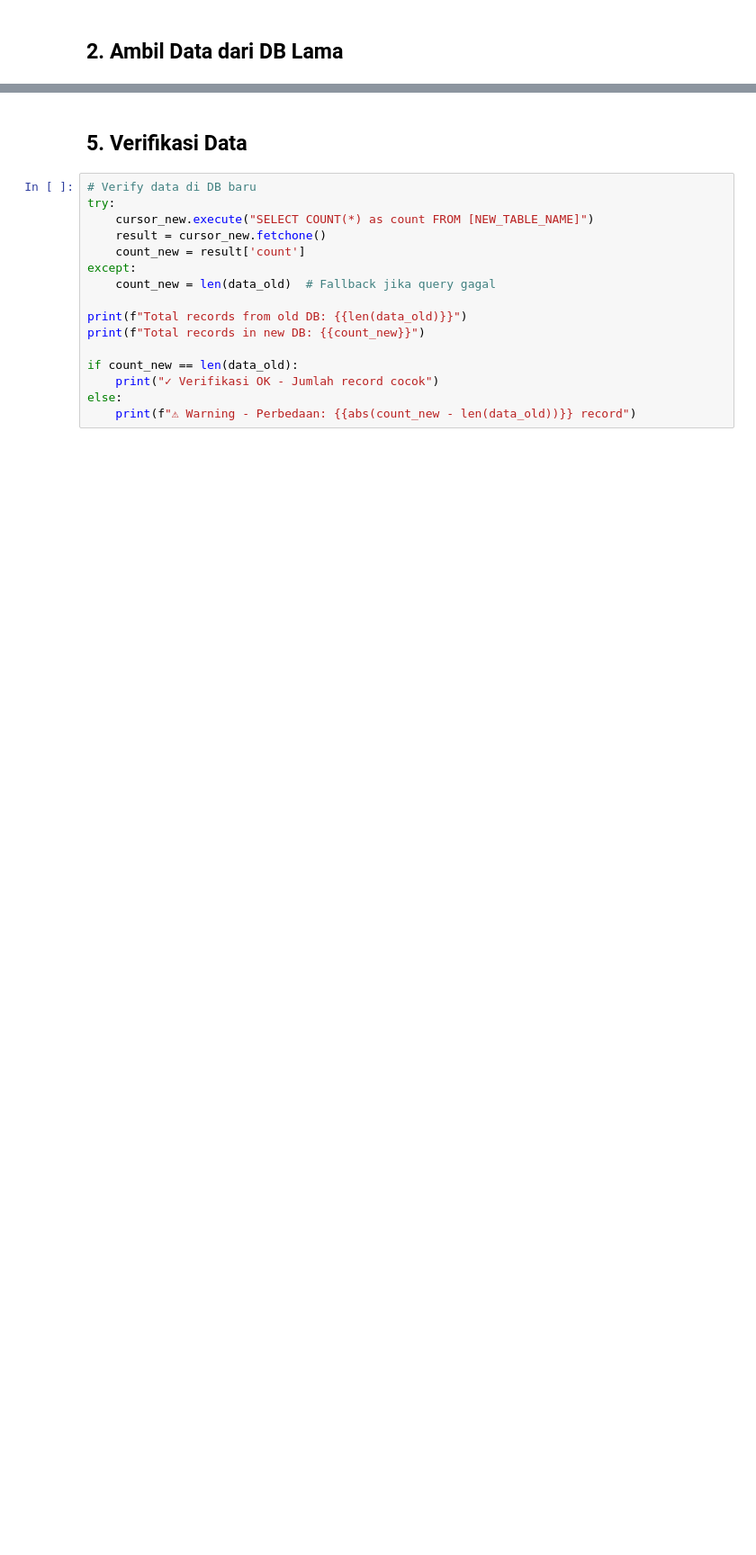
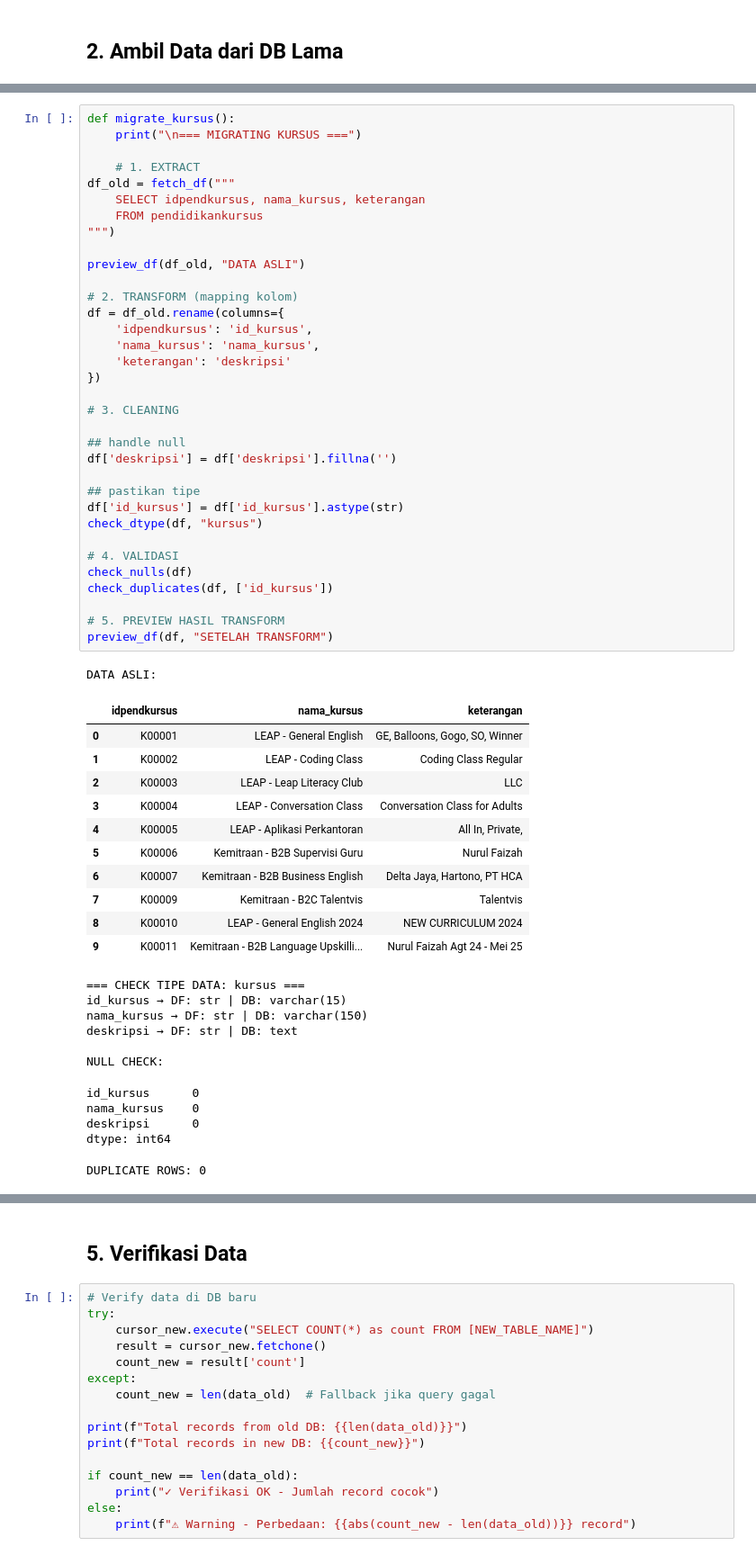
Before and after one commit to umamhaniff/DB_Migration_Leap, a Jupyter notebook: fase_1/script_afrida.ipynb, the cells around one changed output, grey strips where cells are left out. Shown at 90% size. Saved outputs shown, nothing was run; the diff lists cells and outputs as text; blank space fills up the shorter version.

```diff
--- a/fase_1/script_afrida.ipynb
+++ b/fase_1/script_afrida.ipynb
@@ -68,0 +137,58 @@ except Exception as e:
+# %%
+def migrate_kursus():
+    print("\n=== MIGRATING KURSUS ===")
+
+    # 1. EXTRACT
+df_old = fetch_df("""
+    SELECT idpendkursus, nama_kursus, keterangan
+    FROM pendidikankursus
+""")
+
+preview_df(df_old, "DATA ASLI")
+
+# 2. TRANSFORM (mapping kolom)
+df = df_old.rename(columns={
+    'idpendkursus': 'id_kursus',
+    'nama_kursus': 'nama_kursus',
+    'keterangan': 'deskripsi'
+})
+
+# 3. CLEANING
+
+## handle null
+df['deskripsi'] = df['deskripsi'].fillna('')
+
+## pastikan tipe
+df['id_kursus'] = df['id_kursus'].astype(str)
+check_dtype(df, "kursus")
+
+# 4. VALIDASI
+check_nulls(df)
+check_duplicates(df, ['id_kursus'])
+
+# 5. PREVIEW HASIL TRANSFORM
+preview_df(df, "SETELAH TRANSFORM")
+# %% [output]
+DATA ASLI:
+|  | idpendkursus | nama_kursus | keterangan |
+| 0 | K00001 | LEAP - General English | GE, Balloons, Gogo, SO, Winner |
+| 1 | K00002 | LEAP - Coding Class | Coding Class Regular |
+| 2 | K00003 | LEAP - Leap Literacy Club | LLC |
+| 3 | K00004 | LEAP - Conversation Class | Conversation Class for Adults |
+| 4 | K00005 | LEAP - Aplikasi Perkantoran | All In, Private, |
+| 5 | K00006 | Kemitraan - B2B Supervisi Guru | Nurul Faizah |
+| 6 | K00007 | Kemitraan - B2B Business English | Delta Jaya, Hartono, PT HCA |
+| 7 | K00009 | Kemitraan - B2C Talentvis | Talentvis |
+| 8 | K00010 | LEAP - General English 2024 | NEW CURRICULUM 2024 |
+| 9 | K00011 | Kemitraan - B2B Language Upskilli... | Nurul Faizah Agt 24 - Mei 25 |
+=== CHECK TIPE DATA: kursus ===
+id_kursus → DF: str | DB: varchar(15)
+nama_kursus → DF: str | DB: varchar(150)
+deskripsi → DF: str | DB: text
+
+NULL CHECK:
+id_kursus      0
+nama_kursus    0
+deskripsi      0
+dtype: int64
+DUPLICATE ROWS: 0
```
Also changed, not shown: parts of 26 cells of this notebook.
